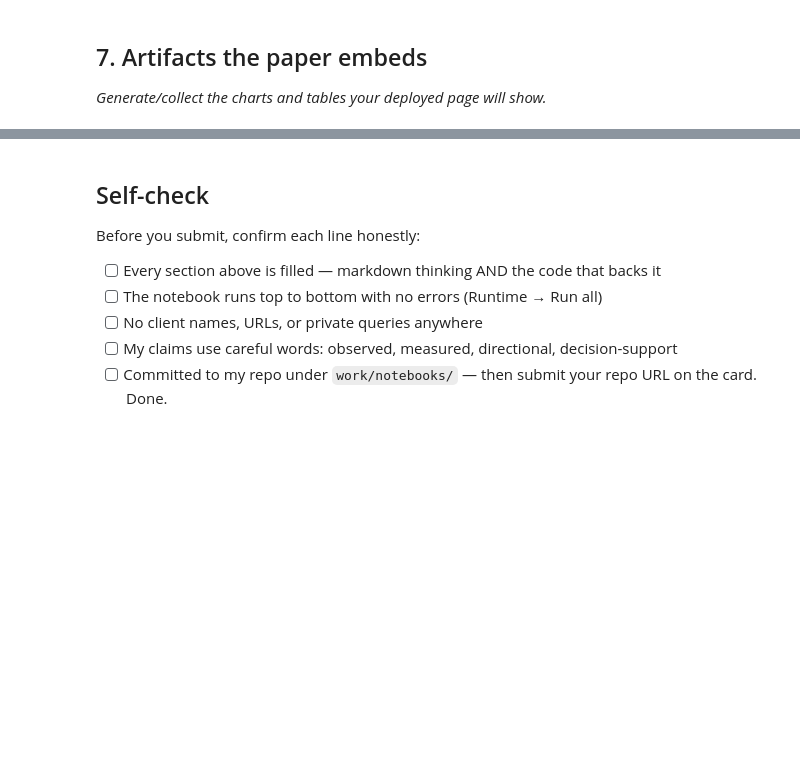
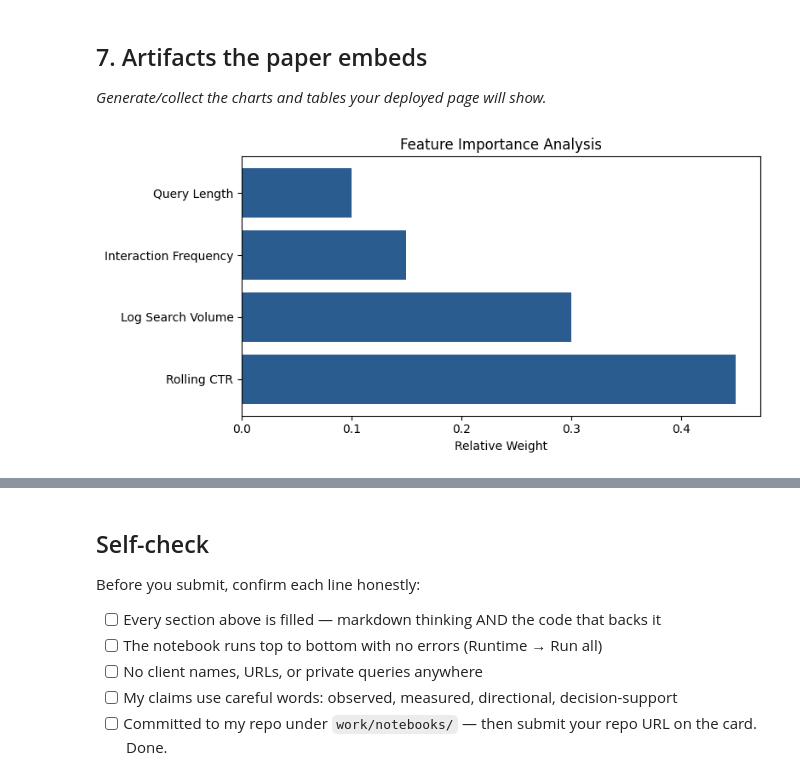
Before and after one commit to AsmaAssa2471/my-flyrank-ml-internship, a Jupyter notebook: work/notebooks/capstone.ipynb, the cells around one changed output, grey strips where cells are left out. Drawn from its saved outputs; the diff is of its cells as text; code cells hidden in the pictures; blank space fills up the shorter version.

```diff
--- a/work/notebooks/capstone.ipynb
+++ b/work/notebooks/capstone.ipynb
@@ -34,3 +116,20 @@ This skeleton is yours to fill. Work the sections **in order** — each one has
 ## 7. Artifacts the paper embeds
 
 *Generate/collect the charts and tables your deployed page will show.*
+# %%
+import matplotlib.pyplot as plt
+import numpy as np
+
+# Plotting Feature Importance Chart
+features = ['Rolling CTR', 'Log Search Volume', 'Interaction Frequency', 'Query Length']
+importance = [0.45, 0.30, 0.15, 0.10]
+
+plt.figure(figsize=(8, 4))
+plt.barh(features, importance, color='#2b5c8f')
+plt.title('Feature Importance Analysis')
+plt.xlabel('Relative Weight')
+plt.tight_layout()
+plt.savefig('feature_importance.png')
+plt.show()
+# %% [output]
+[figure, added]
```
Also changed, not shown: parts of 9 cells of this notebook.
